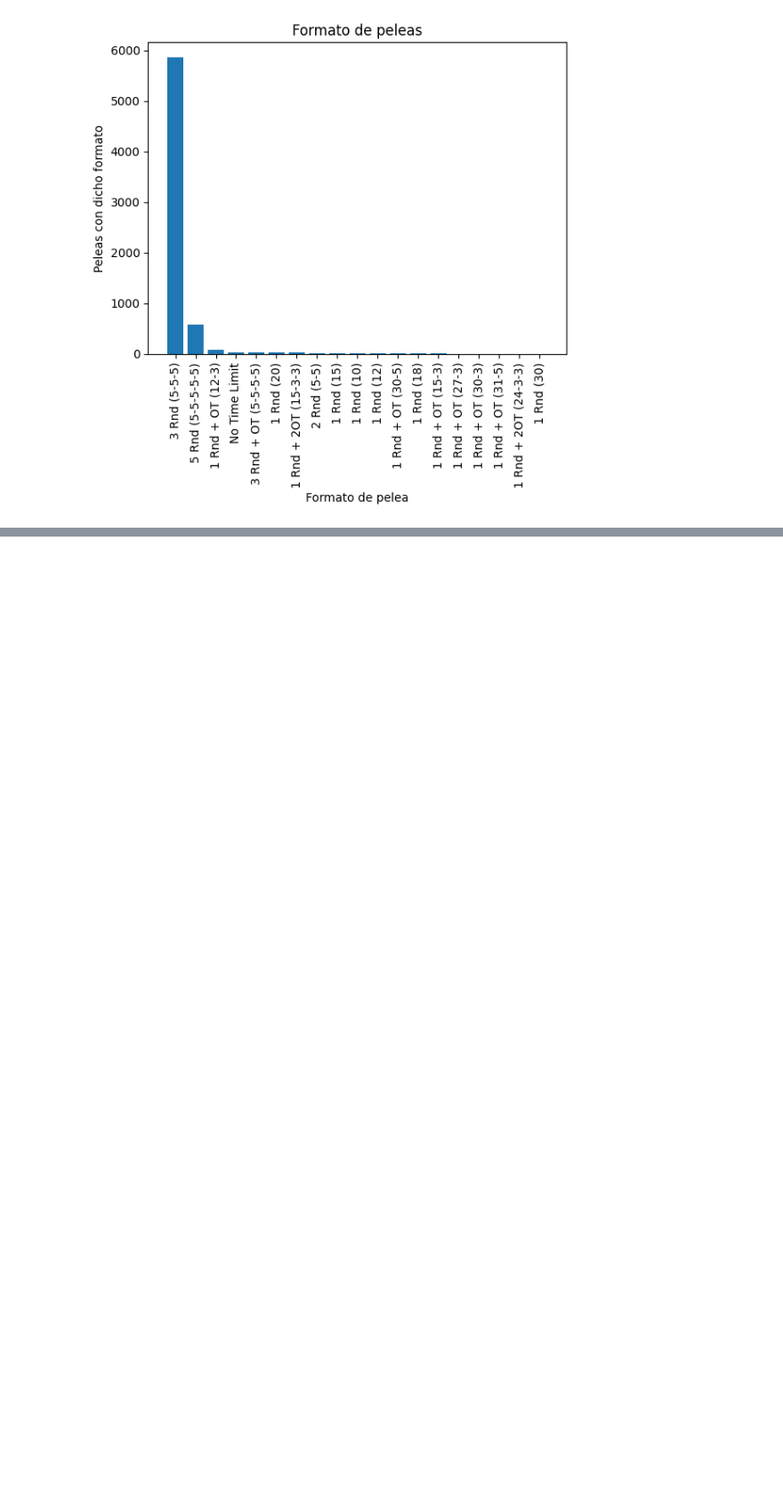
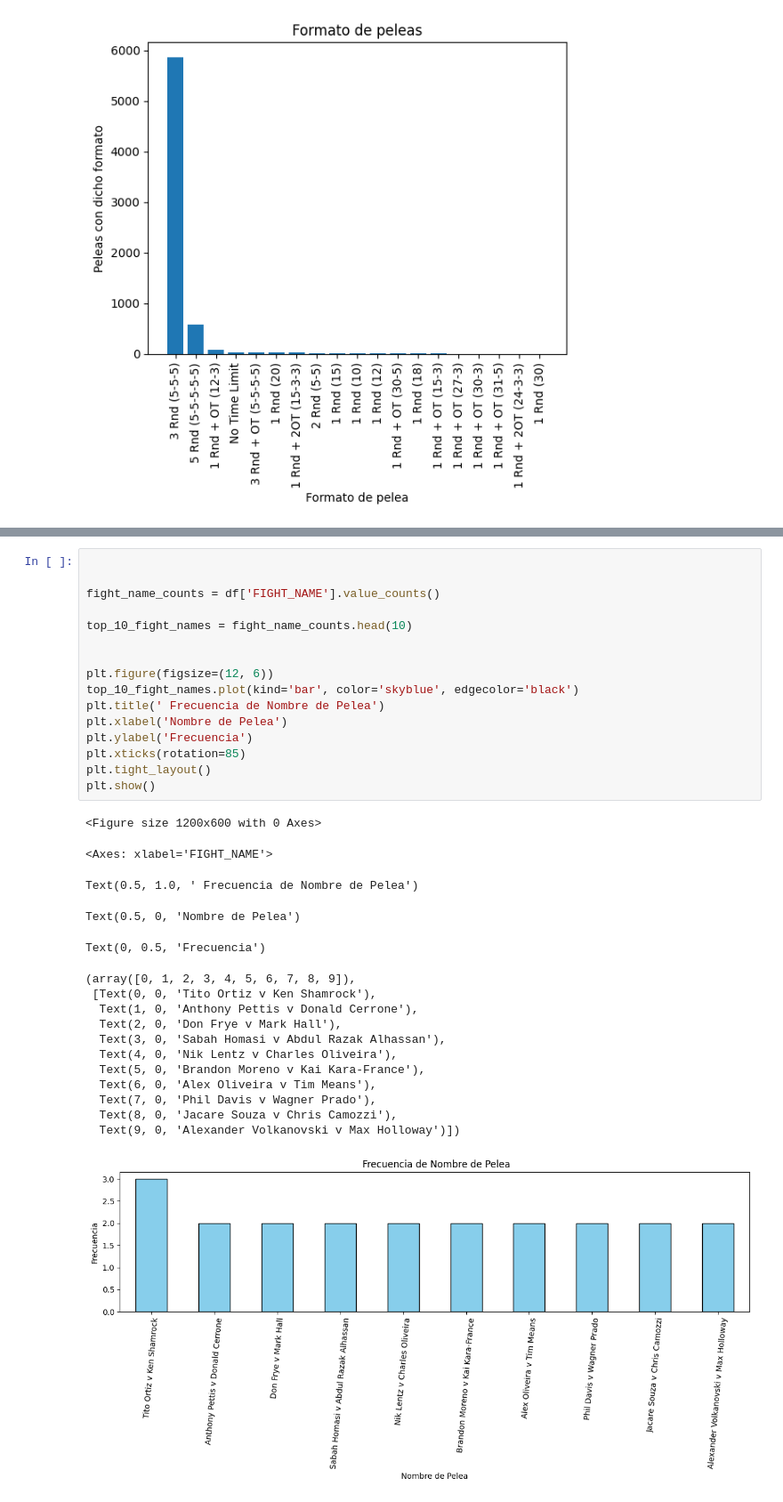
Before and after one commit to YaotecatlMtz/analisisUFC, a Jupyter notebook: proyecto_test.ipynb, the cells around one changed output, grey strips where cells are left out. Shown: that part at 89% size. Cells and saved outputs as stored; diff of their text form; blank space fills up the shorter version.

```diff
--- a/proyecto_test.ipynb
+++ b/proyecto_test.ipynb
@@ -567,0 +584,34 @@ Text(0.5, 1.0, 'Eventos con mas peleas')
+# %%
+
+
+fight_name_counts = df['FIGHT_NAME'].value_counts()
+
+top_10_fight_names = fight_name_counts.head(10)
+
+
+plt.figure(figsize=(12, 6))
+top_10_fight_names.plot(kind='bar', color='skyblue', edgecolor='black')
+plt.title(' Frecuencia de Nombre de Pelea')
+plt.xlabel('Nombre de Pelea')
+plt.ylabel('Frecuencia')
+plt.xticks(rotation=85)
+plt.tight_layout()
+plt.show()
+# %% [output]
+<Figure size 1200x600 with 0 Axes>
+<Axes: xlabel='FIGHT_NAME'>
+Text(0.5, 1.0, ' Frecuencia de Nombre de Pelea')
+Text(0.5, 0, 'Nombre de Pelea')
+Text(0, 0.5, 'Frecuencia')
+(array([0, 1, 2, 3, 4, 5, 6, 7, 8, 9]),
+ [Text(0, 0, 'Tito Ortiz v Ken Shamrock'),
+  Text(1, 0, 'Anthony Pettis v Donald Cerrone'),
+  Text(2, 0, 'Don Frye v Mark Hall'),
+  Text(3, 0, 'Sabah Homasi v Abdul Razak Alhassan'),
+  Text(4, 0, 'Nik Lentz v Charles Oliveira'),
+  Text(5, 0, 'Brandon Moreno v Kai Kara-France'),
+  Text(6, 0, 'Alex Oliveira v Tim Means'),
+  Text(7, 0, 'Phil Davis v Wagner Prado'),
+  Text(8, 0, 'Jacare Souza v Chris Camozzi'),
+  Text(9, 0, 'Alexander Volkanovski v Max Holloway')])
+[figure, added]
```
Also changed, not shown: parts of 8 cells of this notebook.
